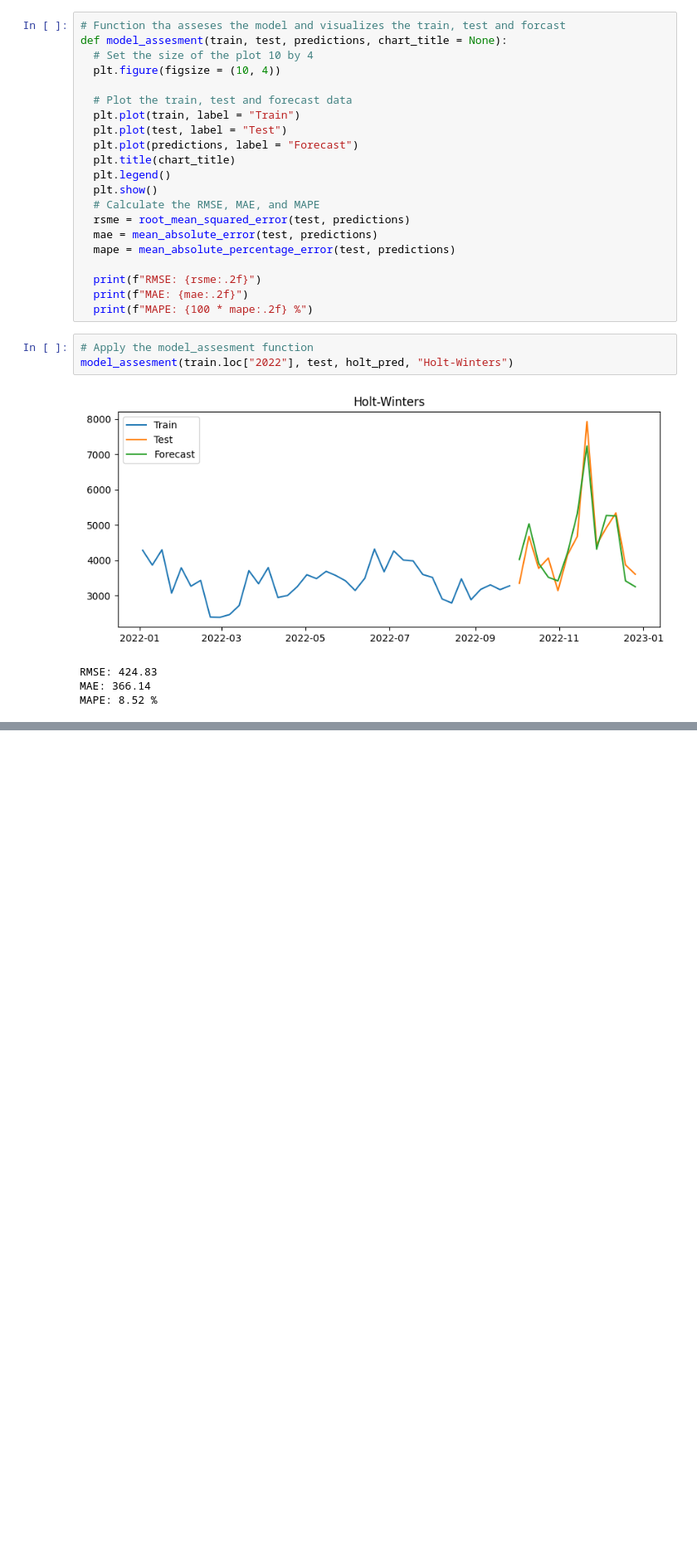
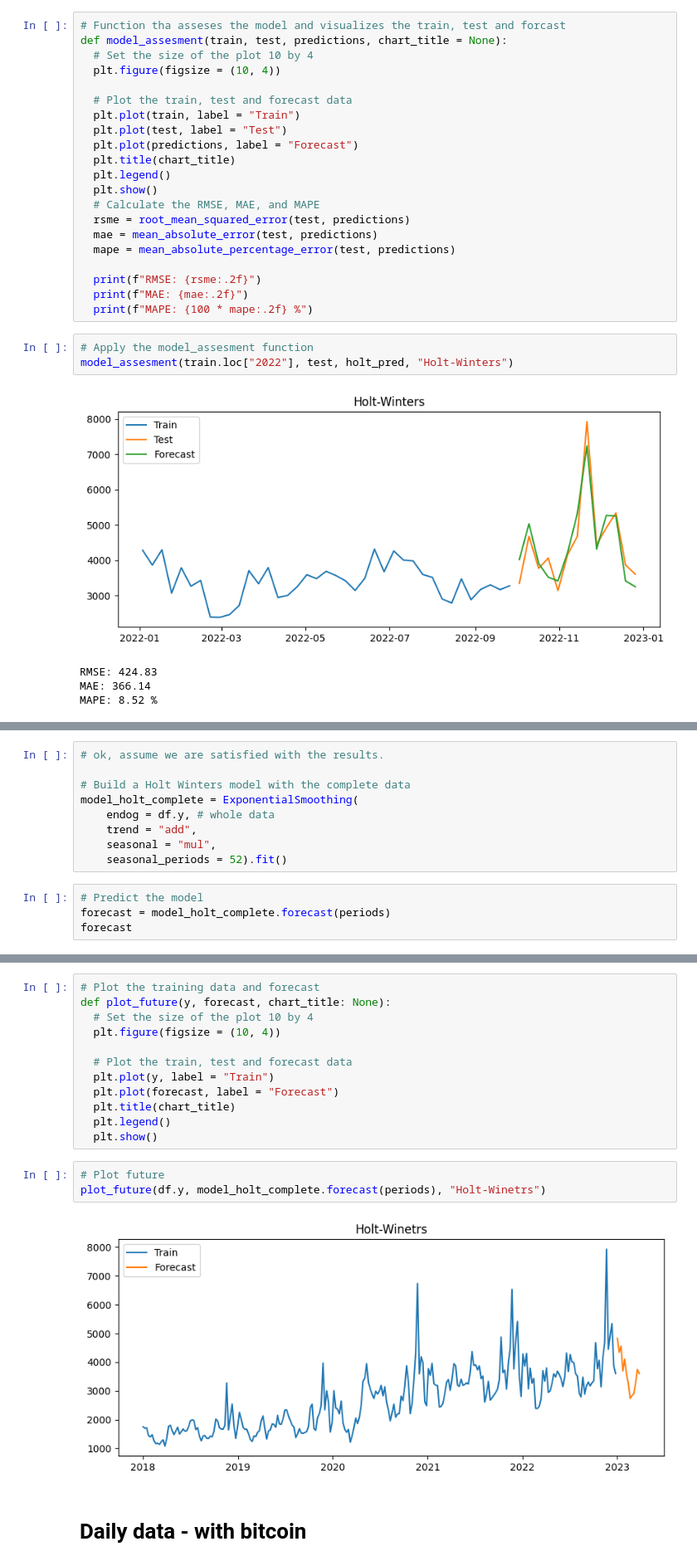
Before and after one commit to rizaho/ml_for_financial_analysis, a Jupyter notebook: 201_2_Holt_Winters_Exponential_Smoothing.ipynb, the cells around one changed output, grey strips where cells are left out. Shown at 83% size. Cells and saved outputs as stored; diff of their text form; blank space fills up the shorter version.

```diff
--- a/201_2_Holt_Winters_Exponential_Smoothing.ipynb
+++ b/201_2_Holt_Winters_Exponential_Smoothing.ipynb
@@ -410,0 +413,13 @@ MAPE: 8.52 %
+# %%
+# ok, assume we are satisfied with the results.
+
+# Build a Holt Winters model with the complete data
+model_holt_complete = ExponentialSmoothing(
+    endog = df.y, # whole data
+    trend = "add",
+    seasonal = "mul",
+    seasonal_periods = 52).fit()
+# %%
+# Predict the model
+forecast = model_holt_complete.forecast(periods)
+forecast
@@ -410,0 +442,19 @@ MAPE: 8.52 %
+# %%
+# Plot the training data and forecast
+def plot_future(y, forecast, chart_title: None):
+  # Set the size of the plot 10 by 4
+  plt.figure(figsize = (10, 4))
+
+  # Plot the train, test and forecast data
+  plt.plot(y, label = "Train")
+  plt.plot(forecast, label = "Forecast")
+  plt.title(chart_title)
+  plt.legend()
+  plt.show()
+# %%
+# Plot future
+plot_future(df.y, model_holt_complete.forecast(periods), "Holt-Winetrs")
+# %% [output]
+[figure, added]
+# %% [markdown]
+# Daily data - with bitcoin
```
Also changed, not shown: parts of 2 cells of this notebook.
